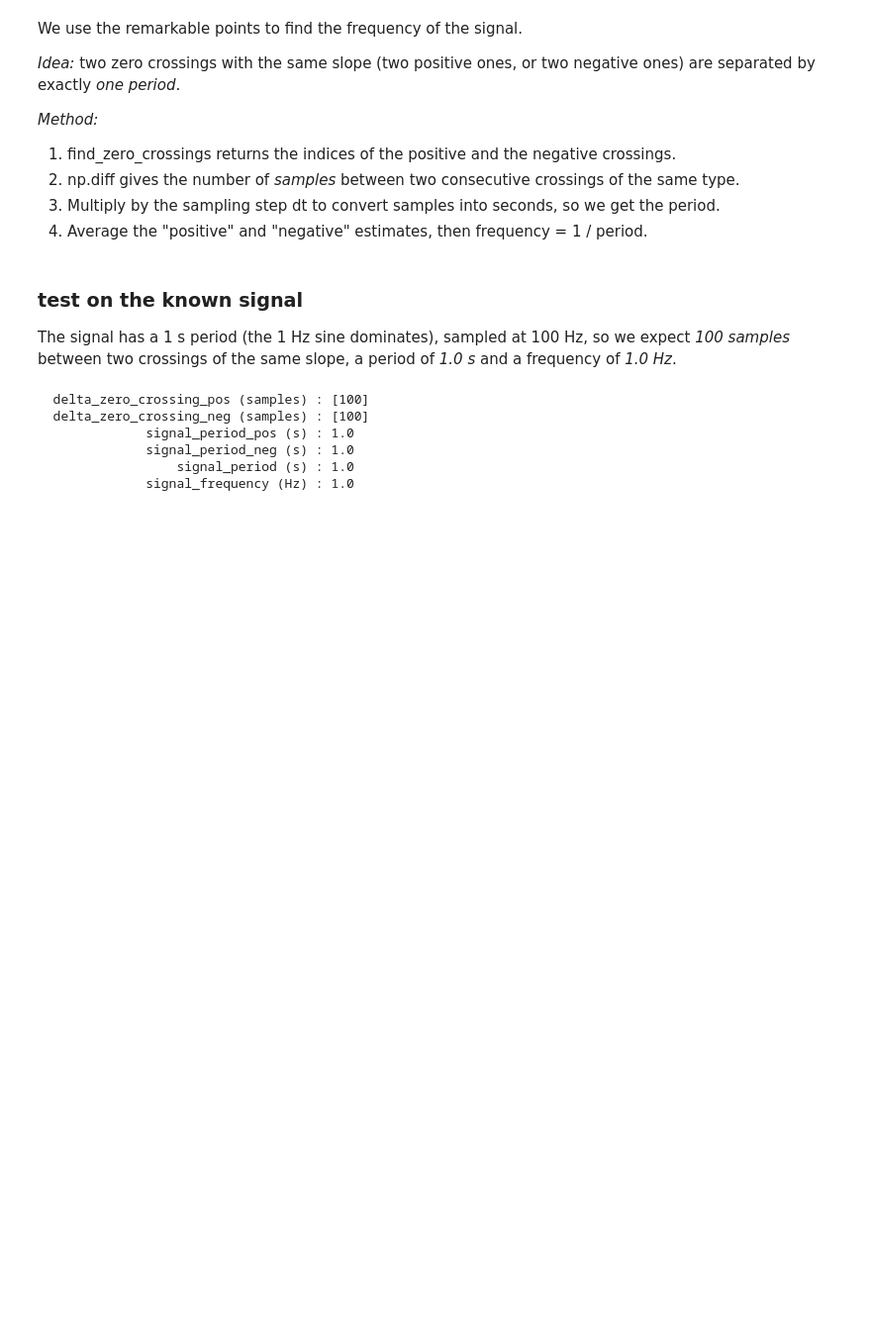
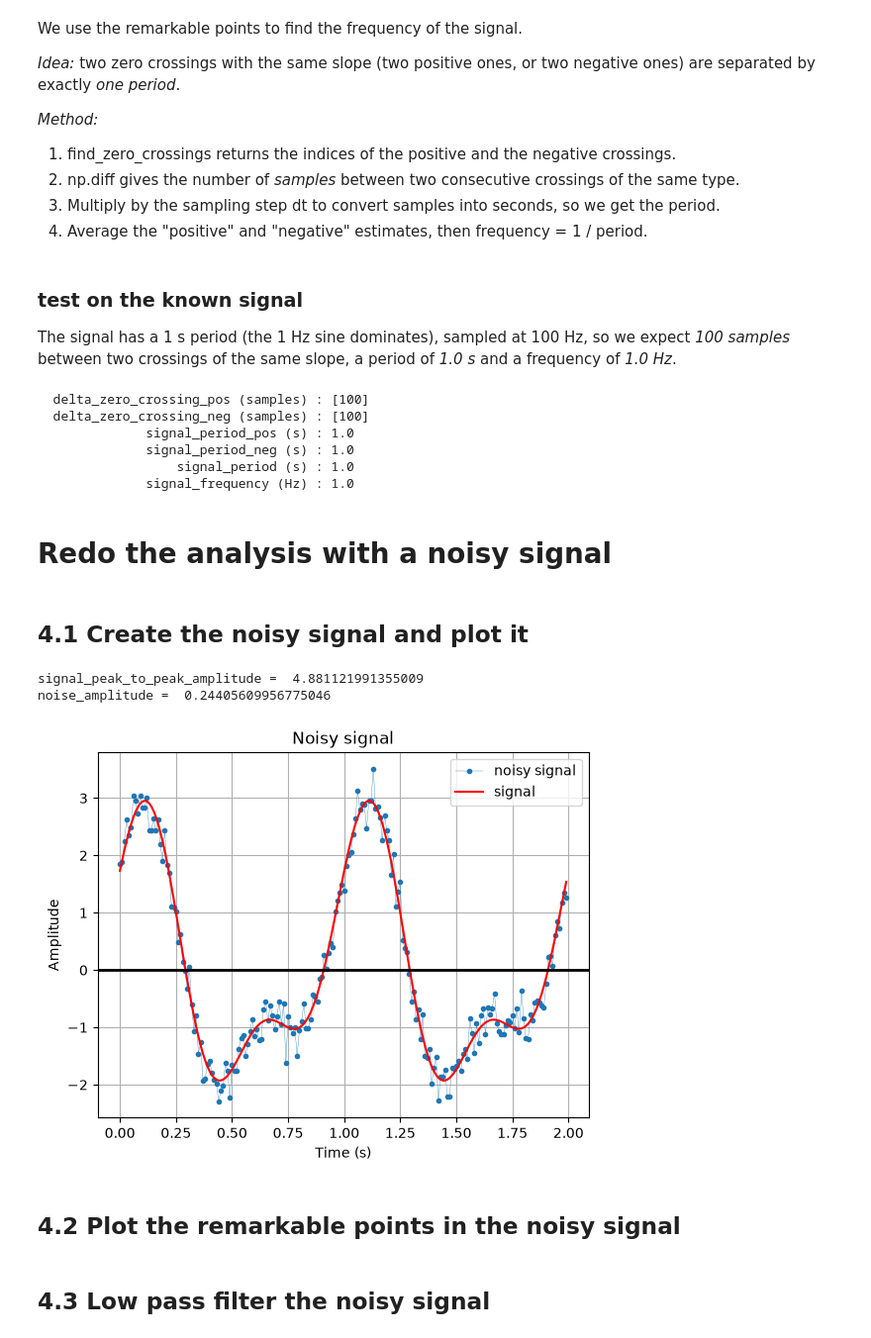
Before and after one commit to ChloeGil-student/Python-Series03, a Jupyter notebook: Python-Series03.ipynb, the cells around one changed output. Shown at 99% size. Saved outputs shown, nothing was run; the diff lists cells and outputs as text; code cells hidden in the pictures; blank space fills up the shorter version.

Commit message:
Adding the fourth part titles and creating the noisy signal
First, made the noise reproductible, then added white noise to the signal. Then, printed the peak-to-peak amplitude of the signal and the noise amplitude. Then plotted the signal.

```diff
--- a/Python-Series03.ipynb
+++ b/Python-Series03.ipynb
@@ -331,3 +331,42 @@ print_frequency_info(info)
               signal_period_neg (s) : 1.0
                   signal_period (s) : 1.0
               signal_frequency (Hz) : 1.0
+# %% [markdown]
+# Redo the analysis with a noisy signal
+# %% [markdown]
+## 4.1 Create the noisy signal and plot it
+# %%
+# Make the noise reproducible, so that everybody in the group gets the same figure.
+
+np.random.seed(42)
+
+# Add white noise to the signal s3, with an amplitude of 5% of the peak-to-peak amplitude of the signal
+
+signal_peak_to_peak_amplitude = np.ptp(s3)
+noise_amplitude = 0.05 * signal_peak_to_peak_amplitude
+noise = np.random.normal(0, noise_amplitude, len(s3))
+s_noisy = s3 + noise
+
+# Print the peak-to-peak amplitude of the signal and the noise amplitude
+print("signal_peak_to_peak_amplitude = ", signal_peak_to_peak_amplitude)
+print("noise_amplitude = ", noise_amplitude)
+
+# Plot the noisy signal and the original signal
+# dots + thin line (linewidth 0.25) to see the noisy signal better
+
+plt.plot(t, s_noisy, '.-', linewidth=0.25, label='noisy signal')
+plt.plot(t, s3, color='red', label='signal')
+plt.title('Noisy signal')
+plt.xlabel('Time (s)')
+plt.ylabel('Amplitude')
+plt.axhline(y=0, color='black', linewidth=2)
+plt.legend()
+plt.grid(True)
+# %% [output]
+signal_peak_to_peak_amplitude =  4.881121991355009
+noise_amplitude =  0.24405609956775046
+[figure, added]
+# %% [markdown]
+## 4.2 Plot the remarkable points in the noisy signal
+# %% [markdown]
+## 4.3 Low pass filter the noisy signal
```
